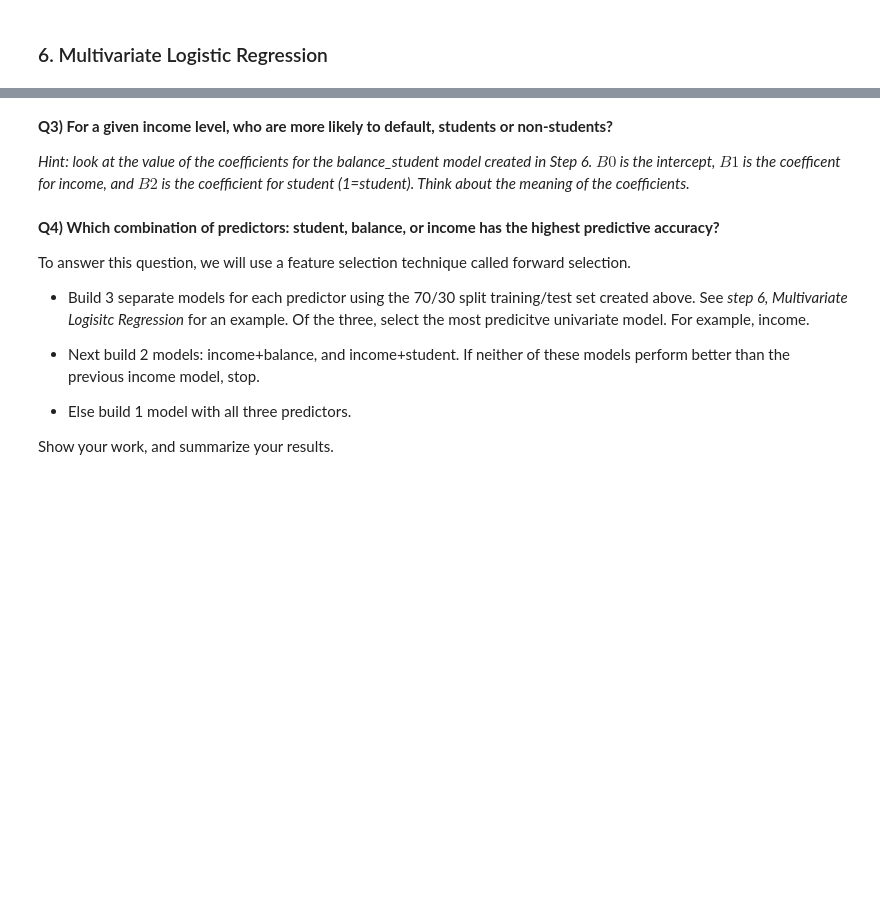
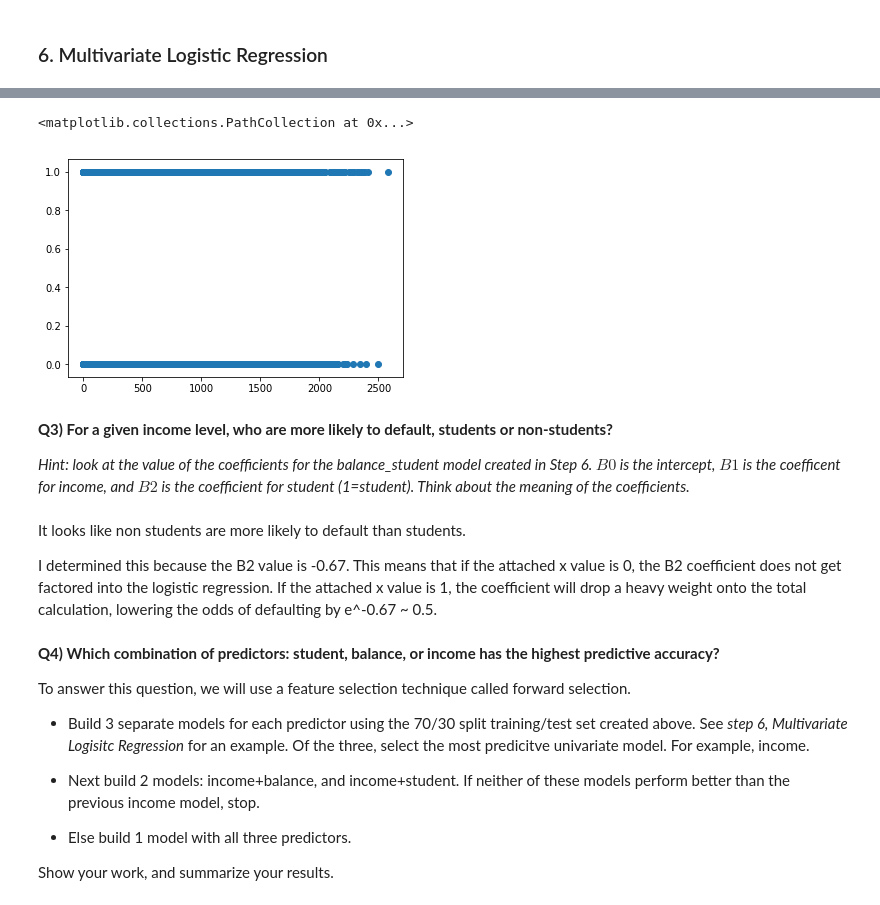
Before and after one commit to gagandaroach/DataScienceIntro, a Jupyter notebook: labs/Lab5_Logistic_Regression/Supervised Learning - Logistic Regression.ipynb, the cells around one changed output, grey strips where cells are left out. Saved outputs shown, nothing was run; the diff lists cells and outputs as text; code cells hidden in the pictures; blank space fills up the shorter version.

Commit message:
lab 5 logistic regression plotting, training data sets creation, and a univariate plot

```diff
--- a/labs/Lab5_Logistic_Regression/Supervised Learning - Logistic Regression.ipynb
+++ b/labs/Lab5_Logistic_Regression/Supervised Learning - Logistic Regression.ipynb
@@ -431,7 +431,16 @@ B0:  -9.358606958218582 B1:  0.004927537742373772 B2:  -0.6697023638099985
+# %%
+plt.scatter(train[['balance']], train[['student']])
+# %% [output]
+<matplotlib.collections.PathCollection at 0x...>
+[figure, added]
 # %% [markdown]
 **Q3) For a given income level, who are more likely to default, students or non-students?**
 
 *Hint: look at the value of the coefficients for the balance_student model created in Step 6. $B0$ is the intercept, $B1$ is the coefficent for income, and $B2$ is the coefficient for student (1=student). Think about the meaning of the coefficients.*
+# %% [markdown]
+It looks like non students are more likely to default than students.
+
+I determined this because the B2 value is -0.67. This means that if the attached x value is 0, the B2 coefficient does not get factored into the logistic regression. If the attached x value is 1, the coefficient will drop a heavy weight onto the total calculation, lowering the odds of defaulting by e^-0.67 ~ 0.5.
 # %% [markdown]
 **Q4) Which combination of predictors: student, balance, or income has the highest predictive accuracy?**
 
```
Also changed, not shown: parts of 15 cells of this notebook, 1 other file.
